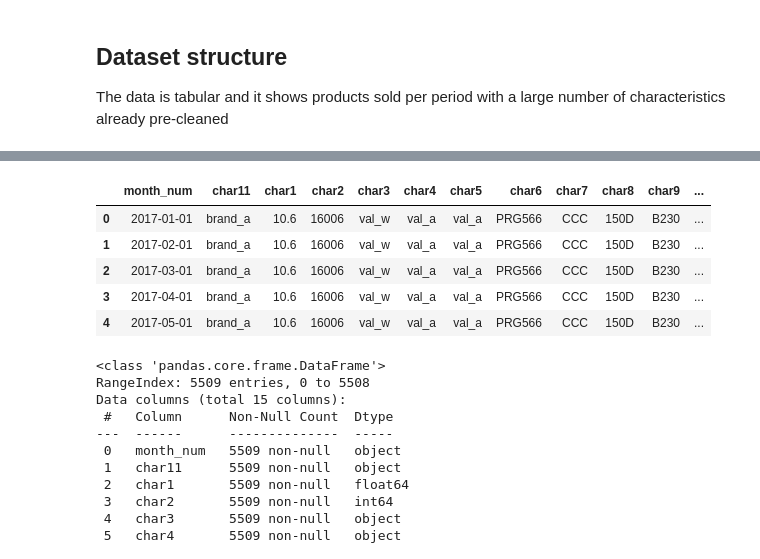
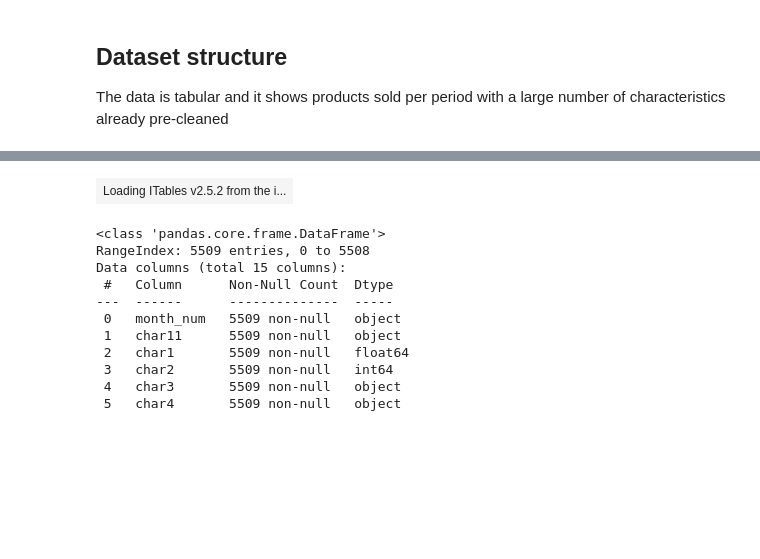
Before and after one commit to sergegoussev/price_stats_experiments, a Jupyter notebook: notebooks/nz_electronics_2019.ipynb, the cells around one changed output, grey strips where cells are left out. Drawn from its saved outputs; the diff is of its cells as text; code cells hidden in the pictures; blank space fills up the shorter version.

Commit message:
add itables modification to notebook

```diff
--- a/notebooks/nz_electronics_2019.ipynb
+++ b/notebooks/nz_electronics_2019.ipynb
@@ -39,14 +50,15 @@ from wordcloud import WordCloud
 # Load dataset
 df = pd.read_csv("../data/bronze/NZ_electronics_2019-02_raw.csv")
 # %%
-df.head()
+# df.head(15)
+show(
+    df,
+    buttons=["pageLength", "csvHtml5", "excelHtml5"],
+    layout={"top1": "searchPanes"},
+    searchPanes={"layout": "columns-2", "cascadePanes": True, "columns": [0, 12]},
+)
 # %% [output]
-|  | month_num | char11 | char1 | char2 | char3 | char4 | char5 | char6 | char7 | char8 | char9 | ... |
-| 0 | 2017-01-01 | brand_a | 10.6 | 16006 | val_w | val_a | val_a | PRG566 | CCC | 150D | B230 | ... |
-| 1 | 2017-02-01 | brand_a | 10.6 | 16006 | val_w | val_a | val_a | PRG566 | CCC | 150D | B230 | ... |
-| 2 | 2017-03-01 | brand_a | 10.6 | 16006 | val_w | val_a | val_a | PRG566 | CCC | 150D | B230 | ... |
-| 3 | 2017-04-01 | brand_a | 10.6 | 16006 | val_w | val_a | val_a | PRG566 | CCC | 150D | B230 | ... |
-| 4 | 2017-05-01 | brand_a | 10.6 | 16006 | val_w | val_a | val_a | PRG566 | CCC | 150D | B230 | ... |
+| Loading ITables v2.5.2 from the i... |
 # %%
 df.info()
 # %% [output]
```
Also changed, not shown: parts of 3 cells of this notebook, 1 other file.
